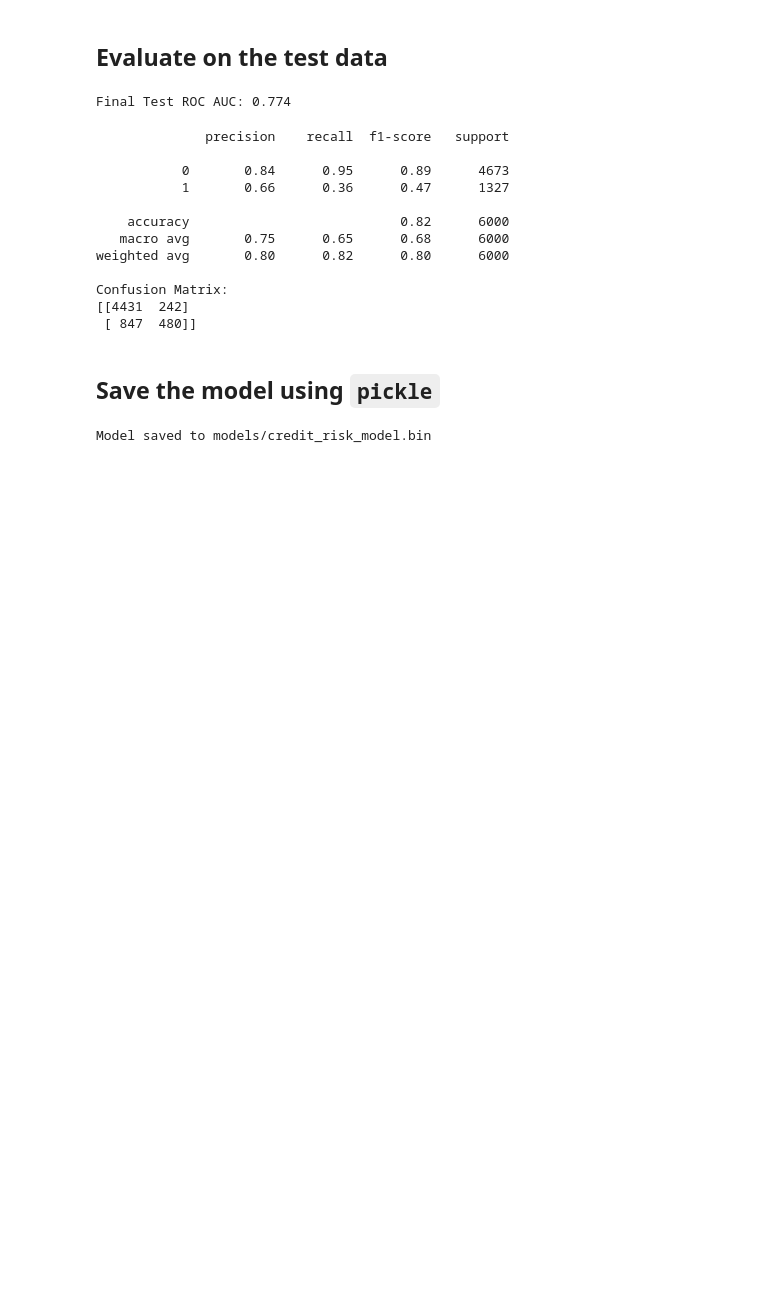
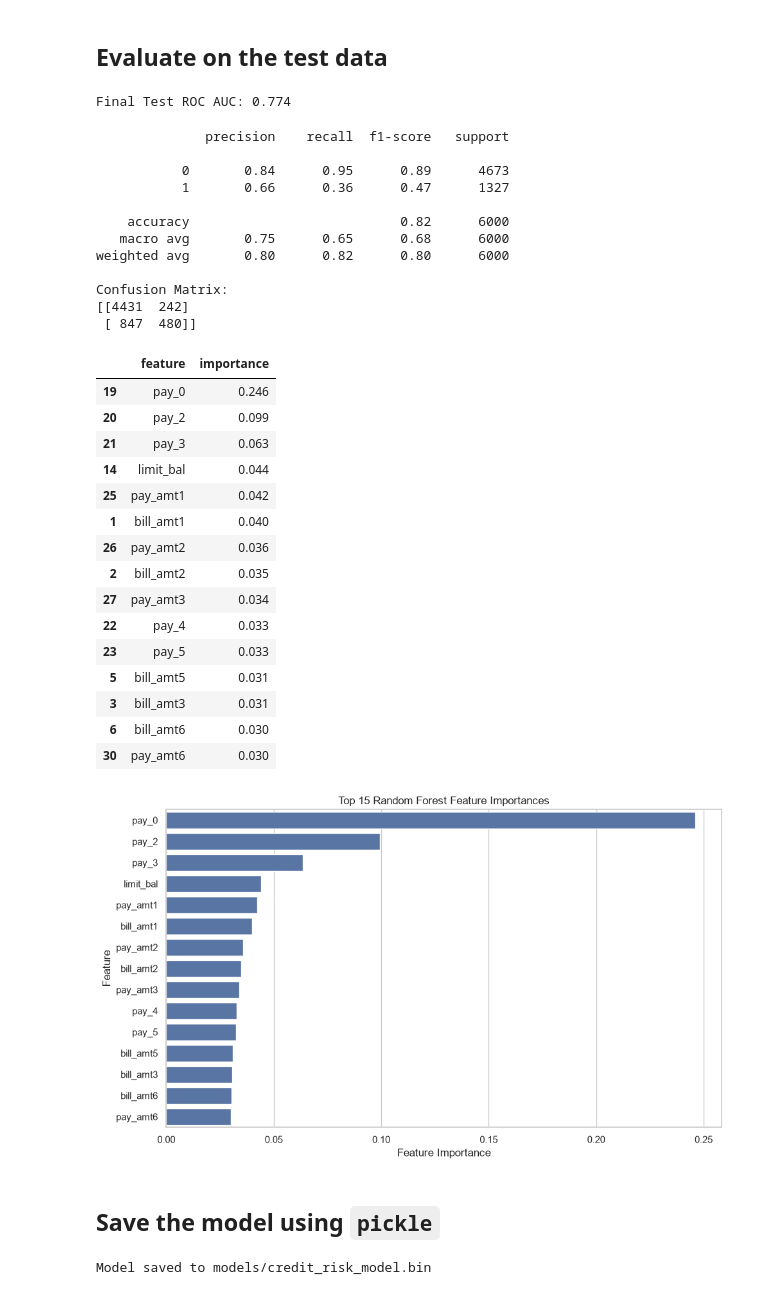
Before and after one commit to JudsonMorgan/credit-risk-scoring-mlzoomcamp, a Jupyter notebook: MidTerm Project.ipynb, the cells around one changed output. Saved outputs shown, nothing was run; the diff lists cells and outputs as text; code cells hidden in the pictures; blank space fills up the shorter version.

Commit message:
Added feature importance to the Random Forest model

```diff
--- a/MidTerm Project.ipynb
+++ b/MidTerm Project.ipynb
@@ -674,6 +674,53 @@ weighted avg       0.80      0.82      0.80      6000
 Confusion Matrix:
 [[4431  242]
  [ 847  480]]
+# %%
+# Random Forest feature importance
+feature_names = dv.get_feature_names_out()
+
+feature_importance = pd.DataFrame({
+    'feature': feature_names,
+    'importance': final_model.feature_importances_
+})
+
+feature_importance = feature_importance.sort_values(
+    by='importance',
+    ascending=False
+)
+
+display(feature_importance.head(15))
+
+plt.figure(figsize=(10, 6))
+
+sns.barplot(
+    data=feature_importance.head(15),
+    x='importance',
+    y='feature'
+)
+
+plt.title('Top 15 Random Forest Feature Importances')
+plt.xlabel('Feature Importance')
+plt.ylabel('Feature')
+plt.tight_layout()
+plt.show()
+# %% [output]
+|  | feature | importance |
+| 19 | pay_0 | 0.246 |
+| 20 | pay_2 | 0.099 |
+| 21 | pay_3 | 0.063 |
+| 14 | limit_bal | 0.044 |
+| 25 | pay_amt1 | 0.042 |
+| 1 | bill_amt1 | 0.040 |
+| 26 | pay_amt2 | 0.036 |
+| 2 | bill_amt2 | 0.035 |
+| 27 | pay_amt3 | 0.034 |
+| 22 | pay_4 | 0.033 |
+| 23 | pay_5 | 0.033 |
+| 5 | bill_amt5 | 0.031 |
+| 3 | bill_amt3 | 0.031 |
+| 6 | bill_amt6 | 0.030 |
+| 30 | pay_amt6 | 0.030 |
+[figure, added]
 # %% [markdown]
 ## Save the model using `pickle`
 # %%
```
